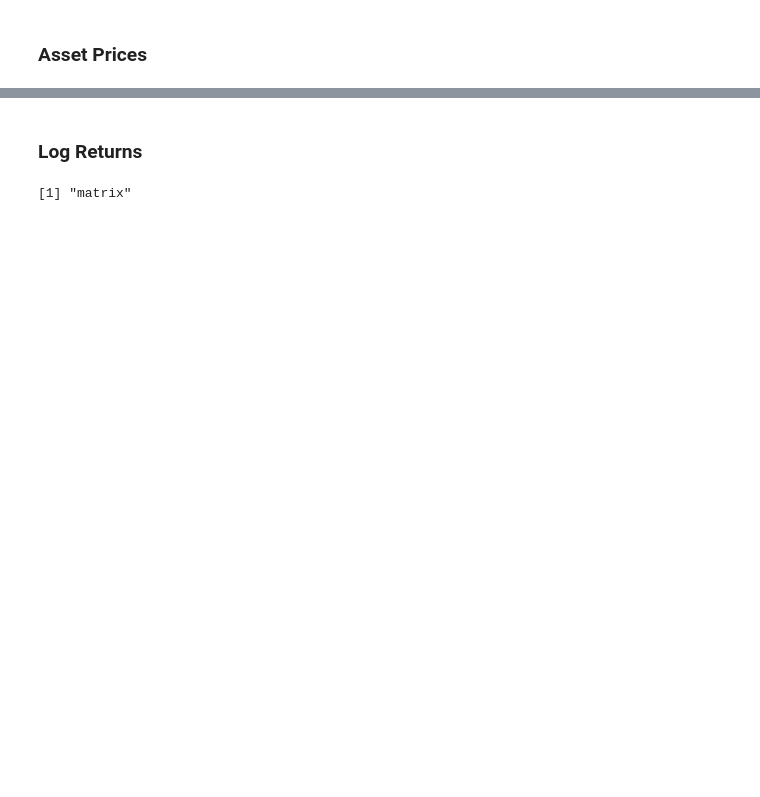
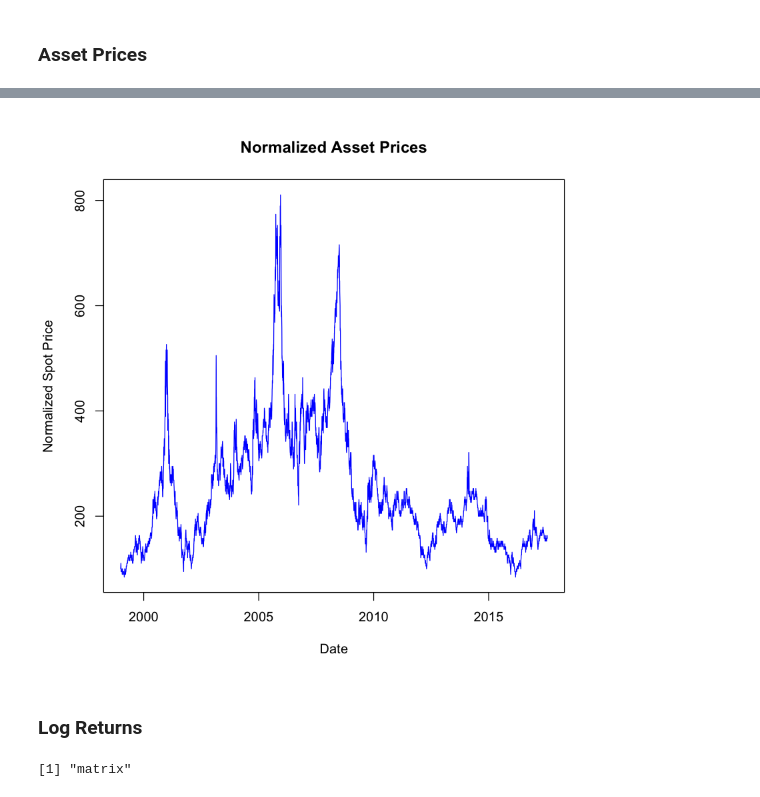
Before and after one commit to nabrarpour4/R_Nickolas4, a Jupyter notebook: Commodities_R/r_FED_Commodities.ipynb, the cells around one changed output, grey strips where cells are left out. Drawn from its saved outputs; the diff is of its cells as text; code cells hidden in the pictures; blank space fills up the shorter version.

```diff
--- a/Commodities_R/r_FED_Commodities.ipynb
+++ b/Commodities_R/r_FED_Commodities.ipynb
@@ -107,0 +142,11 @@ ERROR: Error in Ops.data.frame(df, df[1, ]): ‘/’ only defined for equally-si
+# %%
+#Plot 2
+plot(x=as.Date(rownames(portfolio_norm2)),
+     y=portfolio_norm2$Natural_Gas,
+     type='line',
+     col='blue',
+     main='Normalized Asset Prices',
+     xlab='Date',
+     ylab='Normalized Spot Price'
+    )
+# %% [output]
@@ -108,3 +155,4 @@ ERROR: Error in Ops.data.frame(df, df[1, ]): ‘/’ only defined for equally-si
+[figure, added]
 # %% [markdown]
 ### Log Returns
 # %%
```
Also changed, not shown: parts of 12 cells of this notebook.
